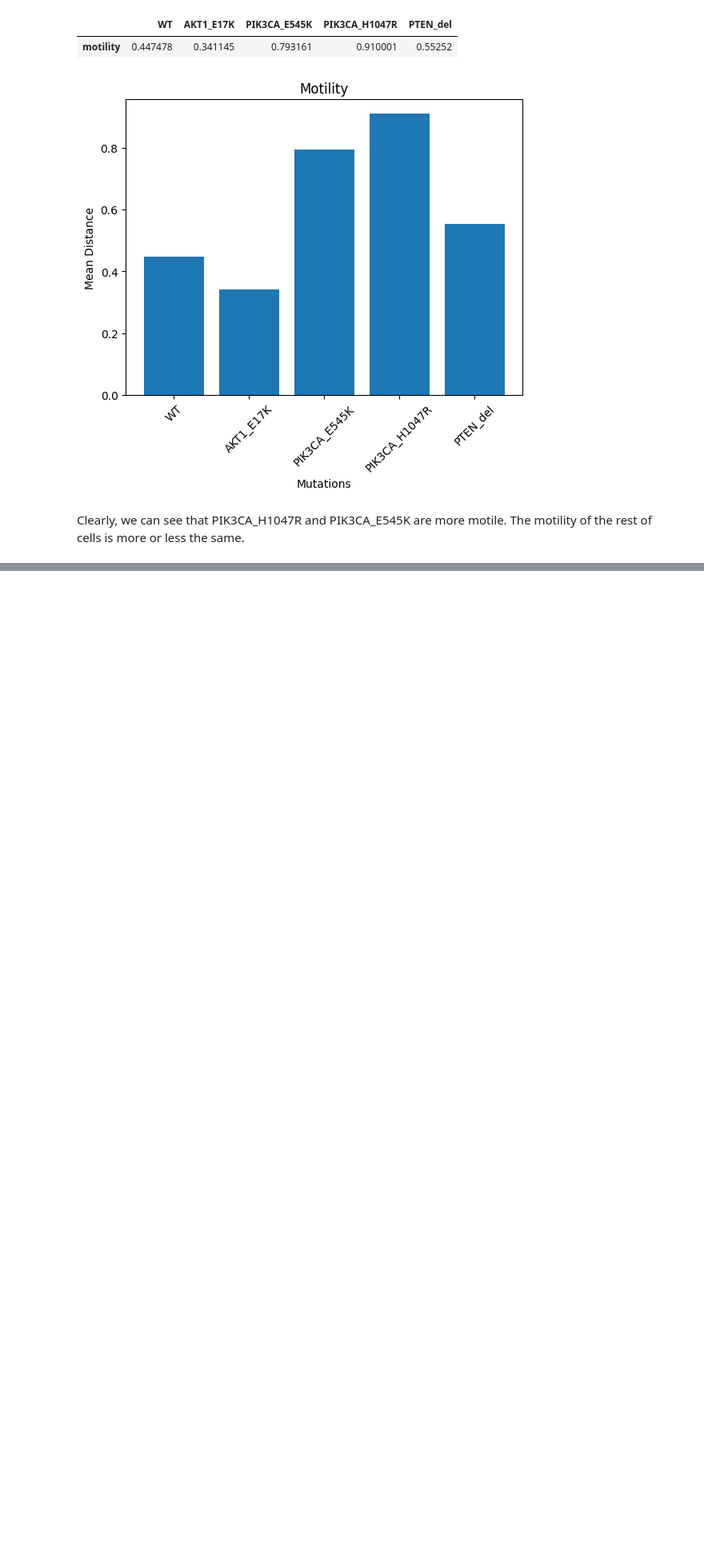
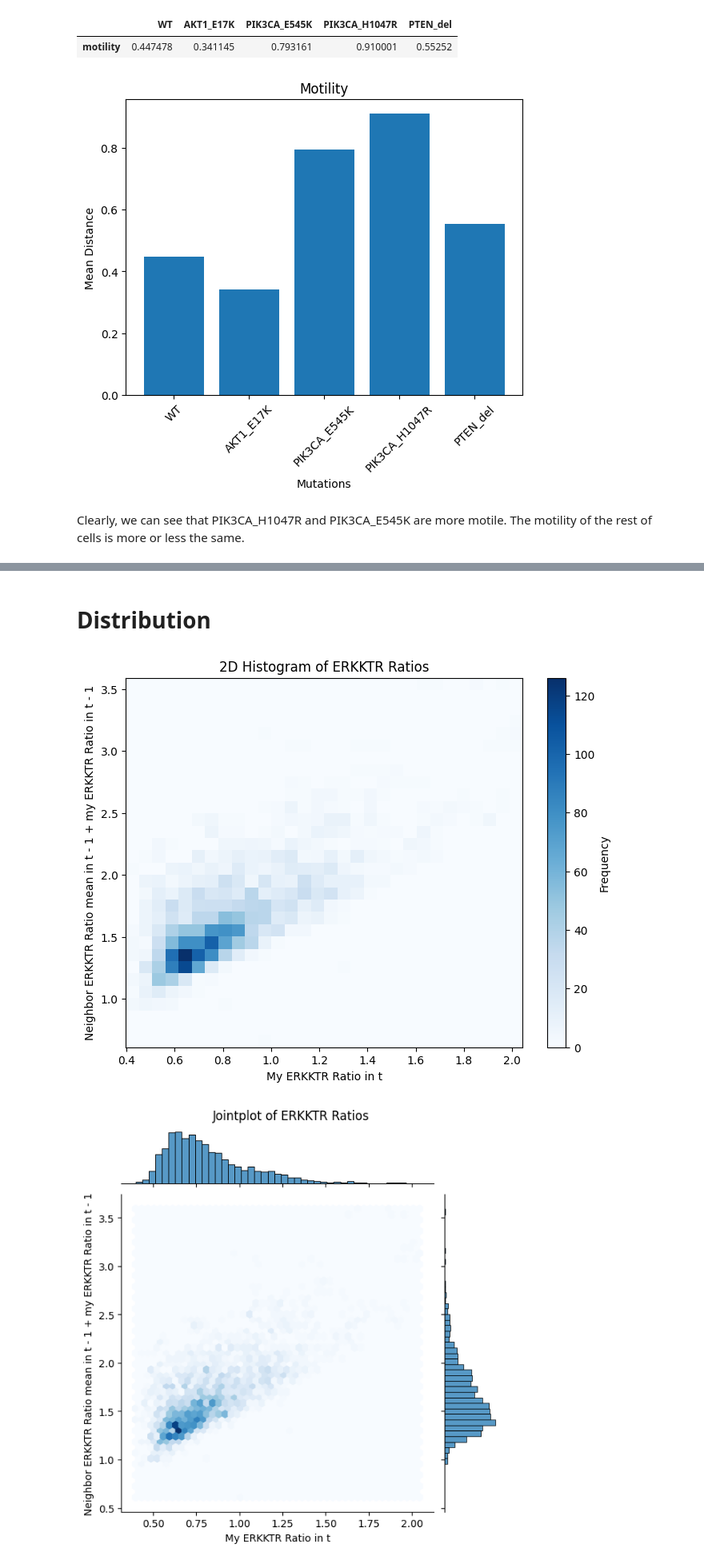
Before and after one commit to MichalMaszkowski/ZPP, a Jupyter notebook: data_exploration/ZPP_data_exploration.ipynb, the cells around one changed output, grey strips where cells are left out. Shown at 80% size. Drawn from its saved outputs; the diff is of its cells as text; code cells hidden in the pictures; blank space fills up the shorter version.

Commit message:
Upload the data exploration notebook

```diff
--- a/data_exploration/ZPP_data_exploration.ipynb
+++ b/data_exploration/ZPP_data_exploration.ipynb
@@ -389,0 +522,70 @@ Clearly, we can see that PIK3CA_H1047R and PIK3CA_E545K are more motile. The mot
+# %% [markdown]
+# Distribution
+# %%
+from scipy.spatial import Voronoi
+
+df_WT = df[df['Image_Metadata_Site'] <= 4]
+df_WT_Field = df_WT[(df_WT['Image_Metadata_Site'] == 1) & (df_WT['Exp_ID'] == 1)]
+
+ERKs = []
+for i in range(1, 4):
+    points = df_WT_Field[df_WT_Field['Image_Metadata_T'] == i][['objNuclei_Location_Center_X', 'objNuclei_Location_Center_Y']].values
+    vor = Voronoi(points)
+
+    neighbors = {i: set() for i in range(1, len(points) + 1)}
+    for p1, p2 in vor.ridge_points:
+        neighbors[p1 + 1].add(p2 + 1)
+        neighbors[p2 + 1].add(p1 + 1)
+
+
+    for cell in range(1, len(points) + 1):
+        my_erk = df_WT_Field[(df_WT_Field['Image_Metadata_T'] == i) & (df_WT_Field['track_id'] == cell)]['ERKKTR_ratio'].values
+        if len(my_erk) == 0:
+            continue
+
+        neighbor_erk = []
+
+        cell_erk_t_minus_1 = df_WT_Field[
+            (df_WT_Field['Image_Metadata_T'] == i - 1) &
+            (df_WT_Field['track_id'] == cell)
+        ]['ERKKTR_ratio'].values
+
+
+        for neighbor in neighbors[cell]:
+            neighbor_erk_values = df_WT_Field[
+                (df_WT_Field['Image_Metadata_T'] == i - 1) &
+                (df_WT_Field['track_id'] == neighbor)
+            ]['ERKKTR_ratio'].values
+
+        if len(neighbor_erk_values) > 0:
+            neighbor_erk.extend(neighbor_erk_values)
+
+        if neighbor_erk:
+            neighbor_erk_mean = np.mean(neighbor_erk)
+        else:
+            continue
+        if len(cell_erk_t_minus_1) > 0:
+                # add your value
+                neighbor_erk_mean += cell_erk_t_minus_1[0]
+        ERKs.append([my_erk[0], neighbor_erk_mean])
+
+df_ERK = pd.DataFrame(ERKs, columns=['My ERKKTR Ratio in t', 'Neighbor ERKKTR Ratio mean in t - 1 + my ERKKTR Ratio in t - 1'])
+
+df_ERK = df_ERK.dropna(subset=['My ERKKTR Ratio in t', 'Neighbor ERKKTR Ratio mean in t - 1 + my ERKKTR Ratio in t - 1'])
+
+# Plot using matplotlib (2D histogram)
+plt.figure(figsize=(8, 6))
+plt.hist2d(df_ERK['My ERKKTR Ratio in t'], df_ERK['Neighbor ERKKTR Ratio mean in t - 1 + my ERKKTR Ratio in t - 1'], bins=30, cmap='Blues')
+plt.colorbar(label='Frequency')
+plt.xlabel('My ERKKTR Ratio in t')
+plt.ylabel('Neighbor ERKKTR Ratio mean in t - 1 + my ERKKTR Ratio in t - 1')
+plt.title('2D Histogram of ERKKTR Ratios')
+plt.show()
+
+# Plot using seaborn (Jointplot)
+sns.jointplot(x='My ERKKTR Ratio in t', y='Neighbor ERKKTR Ratio mean in t - 1 + my ERKKTR Ratio in t - 1', data=df_ERK, kind='hex', cmap='Blues')
+plt.suptitle('Jointplot of ERKKTR Ratios', y=1.02)
+plt.show()
+# %% [output]
+[figure, added]
+[figure, added]
```
Also changed, not shown: parts of 59 cells of this notebook, 1 other file.
